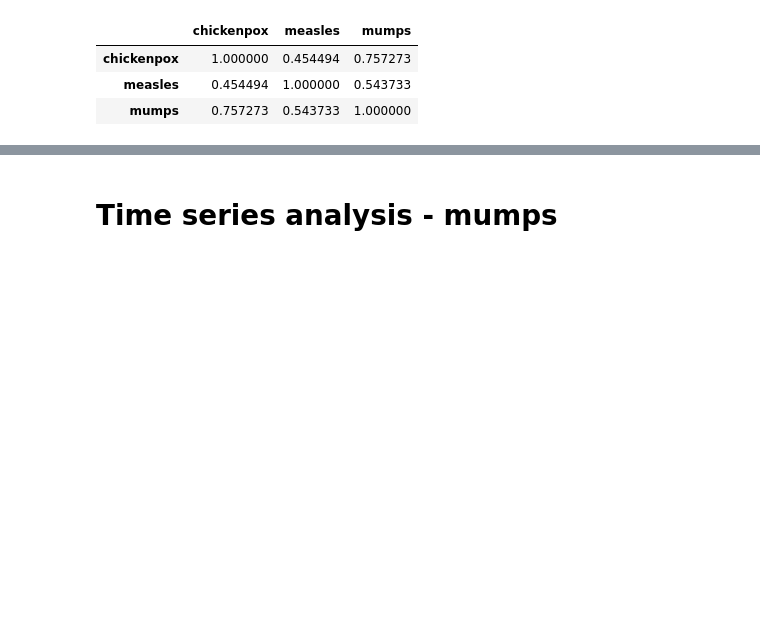
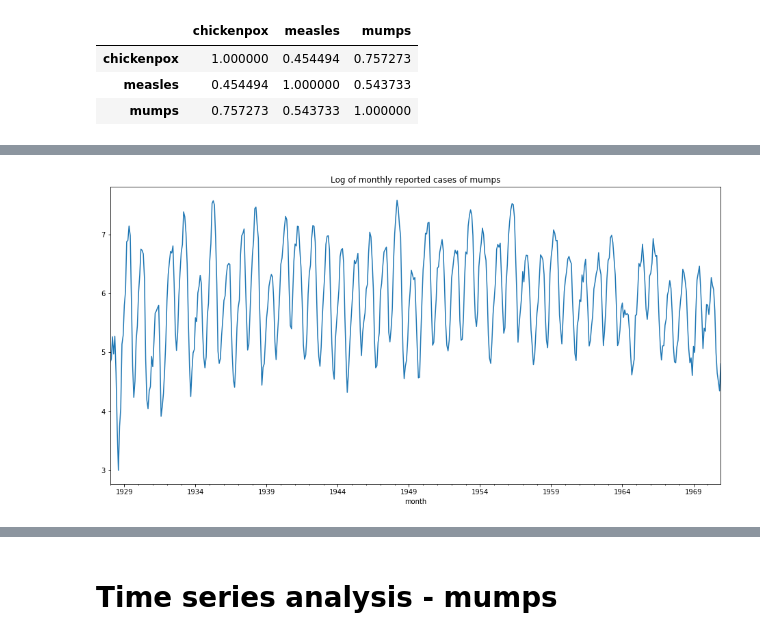
Before and after one commit to DineshPendyala/Start-ML, a Jupyter notebook: projects/04/mmedeiros_eda.ipynb, the cells around one changed output, grey strips where cells are left out. Saved outputs shown, nothing was run; the diff lists cells and outputs as text; code cells hidden in the pictures; blank space fills up the shorter version.

```diff
--- a/projects/04/mmedeiros_eda.ipynb
+++ b/projects/04/mmedeiros_eda.ipynb
@@ -453,0 +203,6 @@ array([[ 1.        , -0.00508611],
+# %%
+np.log(mumps_series).plot()
+plt.title('Log of monthly reported cases of mumps')
+plt.show()
+# %% [output]
+[figure, added]
```
Also changed, not shown: parts of 47 cells of this notebook, 4 other files.
